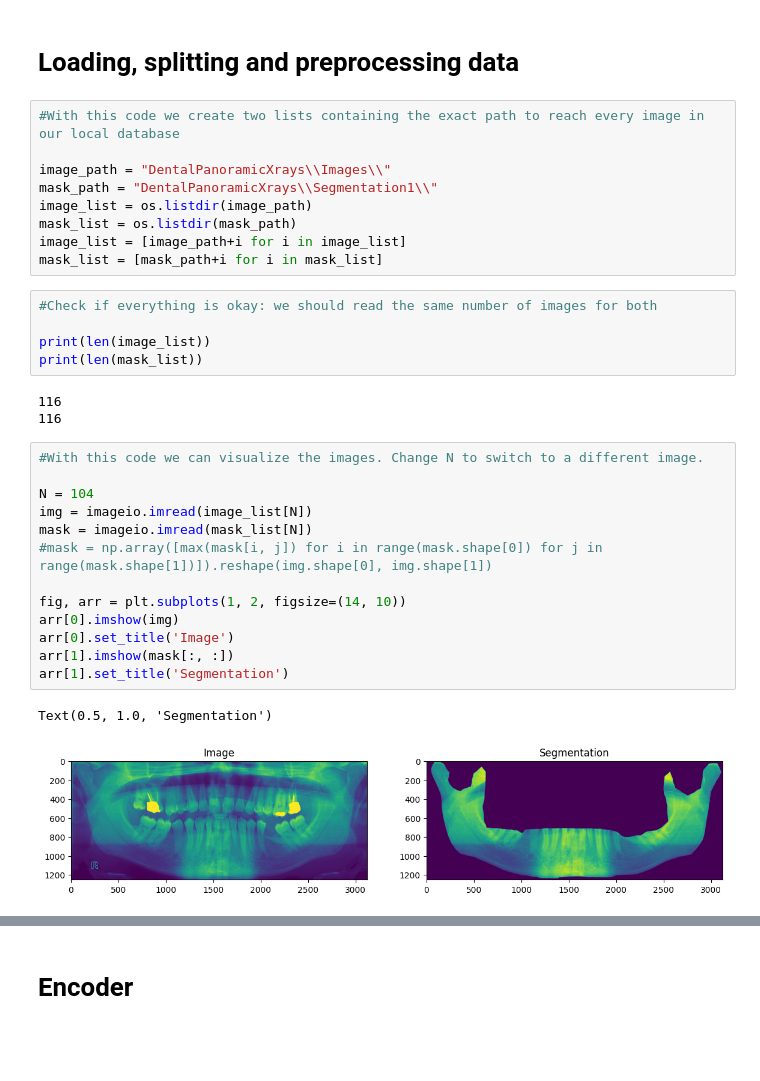
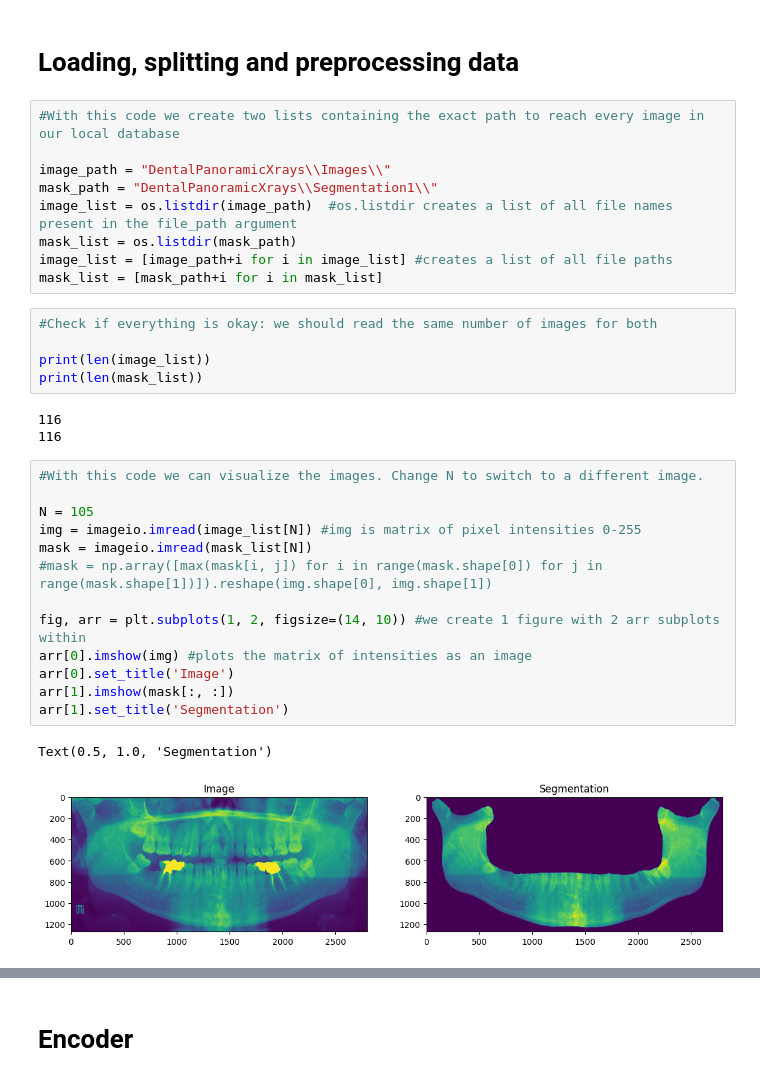
Before and after one commit to glaucorampone/Segment-IAN, a Jupyter notebook: Wisdom.ipynb, the cells around one changed output, grey strips where cells are left out. Drawn from its saved outputs; the diff is of its cells as text; blank space fills up the shorter version.

```diff
--- a/Wisdom.ipynb
+++ b/Wisdom.ipynb
@@ -21,9 +18,9 @@ WARNING:tensorflow:From c:\Users\glauc\AppData\Local\Programs\Python\Python310\l
 
 image_path = "DentalPanoramicXrays\\Images\\"
 mask_path = "DentalPanoramicXrays\\Segmentation1\\"
-image_list = os.listdir(image_path)
+image_list = os.listdir(image_path)  #os.listdir creates a list of all file names present in the file_path argument
 mask_list = os.listdir(mask_path)
-image_list = [image_path+i for i in image_list]
+image_list = [image_path+i for i in image_list] #creates a list of all file paths
 mask_list = [mask_path+i for i in mask_list]
 # %%
 #Check if everything is okay: we should read the same number of images for both
@@ -36,19 +33,19 @@ print(len(mask_list))
 # %%
 #With this code we can visualize the images. Change N to switch to a different image.
 
-N = 104
-img = imageio.imread(image_list[N])
+N = 105
+img = imageio.imread(image_list[N]) #img is matrix of pixel intensities 0-255
 mask = imageio.imread(mask_list[N])
 #mask = np.array([max(mask[i, j]) for i in range(mask.shape[0]) for j in range(mask.shape[1])]).reshape(img.shape[0], img.shape[1])
 
-fig, arr = plt.subplots(1, 2, figsize=(14, 10))
-arr[0].imshow(img)
+fig, arr = plt.subplots(1, 2, figsize=(14, 10)) #we create 1 figure with 2 arr subplots within
+arr[0].imshow(img) #plots the matrix of intensities as an image
 arr[0].set_title('Image')
 arr[1].imshow(mask[:, :])
 arr[1].set_title('Segmentation')
 # %% [output]
 Text(0.5, 1.0, 'Segmentation')
-[figure, old version]
+[figure, new version]
 # %%
 #We create two TensorFlow datasets (image_list_ds and mask_list_ds) containing file paths from the two lists.
 
```
Also changed, not shown: parts of 9 cells of this notebook, 1 other file.
